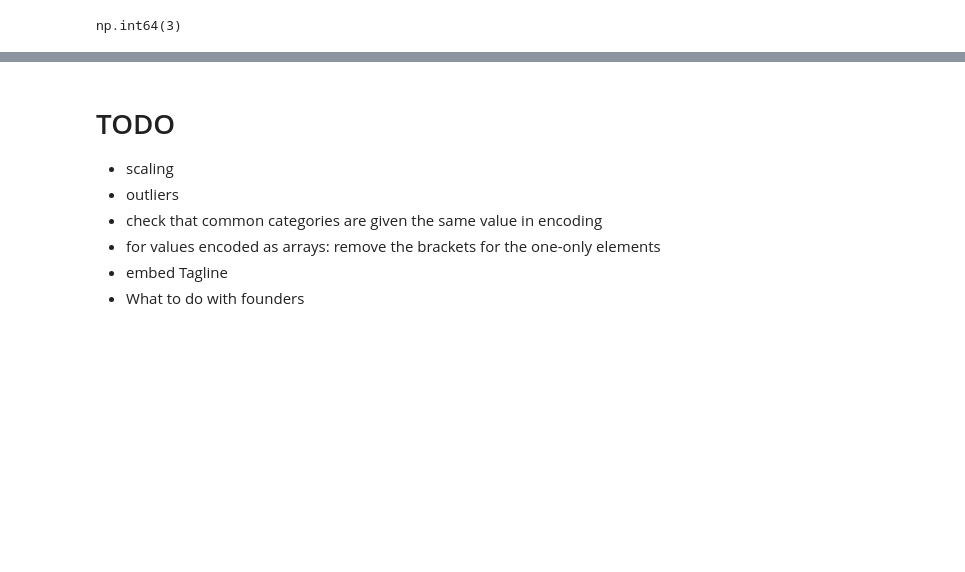
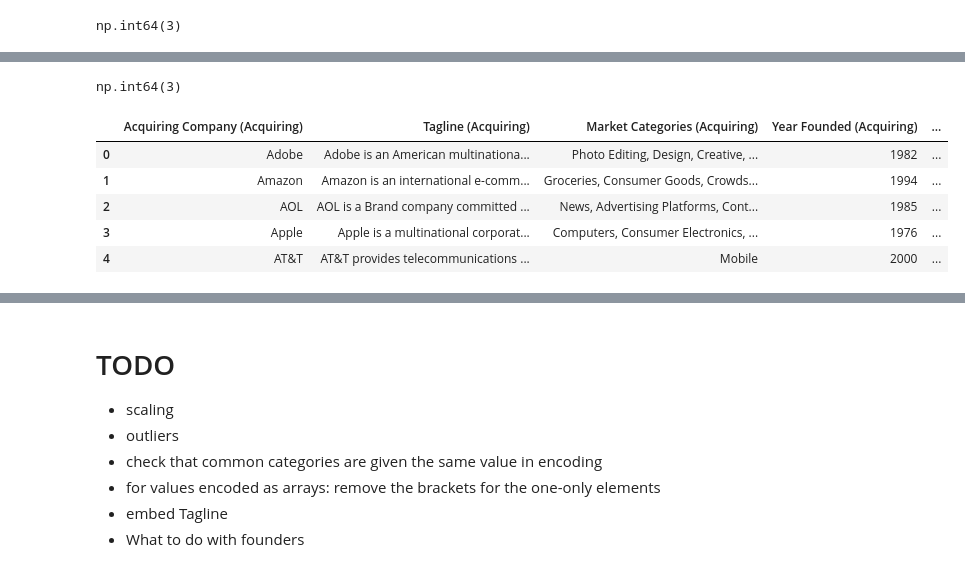
Before and after one commit to Omar-Elhakim/TechCompaniesPricePrediction, a Jupyter notebook: main.ipynb, the cells around one changed output, grey strips where cells are left out. Saved outputs shown, nothing was run; the diff lists cells and outputs as text; code cells hidden in the pictures; blank space fills up the shorter version.

```diff
--- a/main.ipynb
+++ b/main.ipynb
@@ -719,3 +719,7 @@ Company                               0.014899
 City (HQ)                             0.014496
 Number of Acquisitions (Acquiring)    0.014488
 dtype: float64
+# %%
+acquired['Tagline'].isnull().sum()
+# %% [output]
+np.int64(3)
@@ -721,0 +728,9 @@ dtype: float64
+# %%
+acquiring.head()
+# %% [output]
+|  | Acquiring Company (Acquiring) | Tagline (Acquiring) | Market Categories (Acquiring) | Year Founded (Acquiring) | ... |
+| 0 | Adobe | Adobe is an American multinationa... | Photo Editing, Design, Creative, ... | 1982 | ... |
+| 1 | Amazon | Amazon is an international e-comm... | Groceries, Consumer Goods, Crowds... | 1994 | ... |
+| 2 | AOL | AOL is a Brand company committed ... | News, Advertising Platforms, Cont... | 1985 | ... |
+| 3 | Apple | Apple is a multinational corporat... | Computers, Consumer Electronics, ... | 1976 | ... |
+| 4 | AT&T | AT&T provides telecommunications ... | Mobile | 2000 | ... |
```
Also changed, not shown: parts of 6 cells of this notebook, 1 other file.
